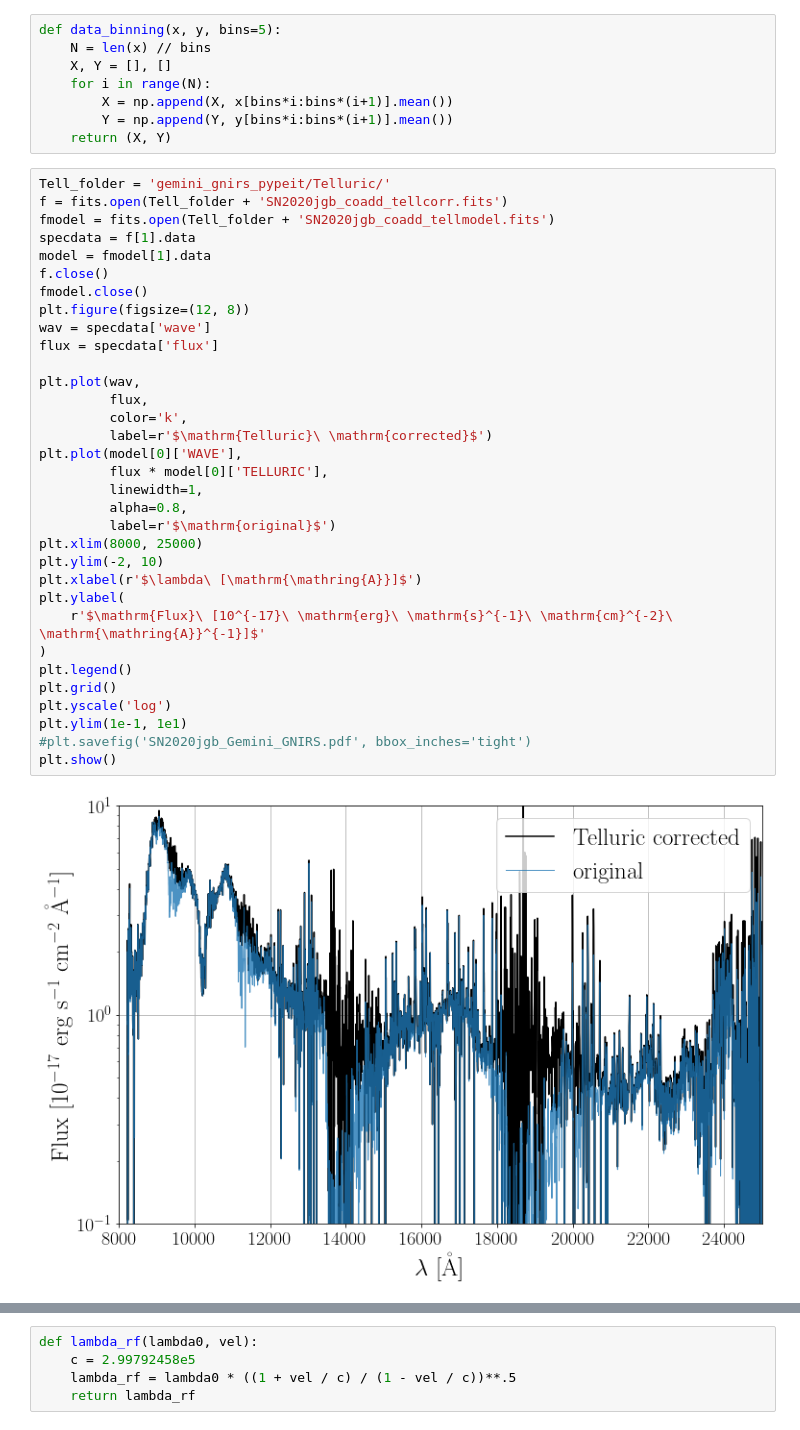
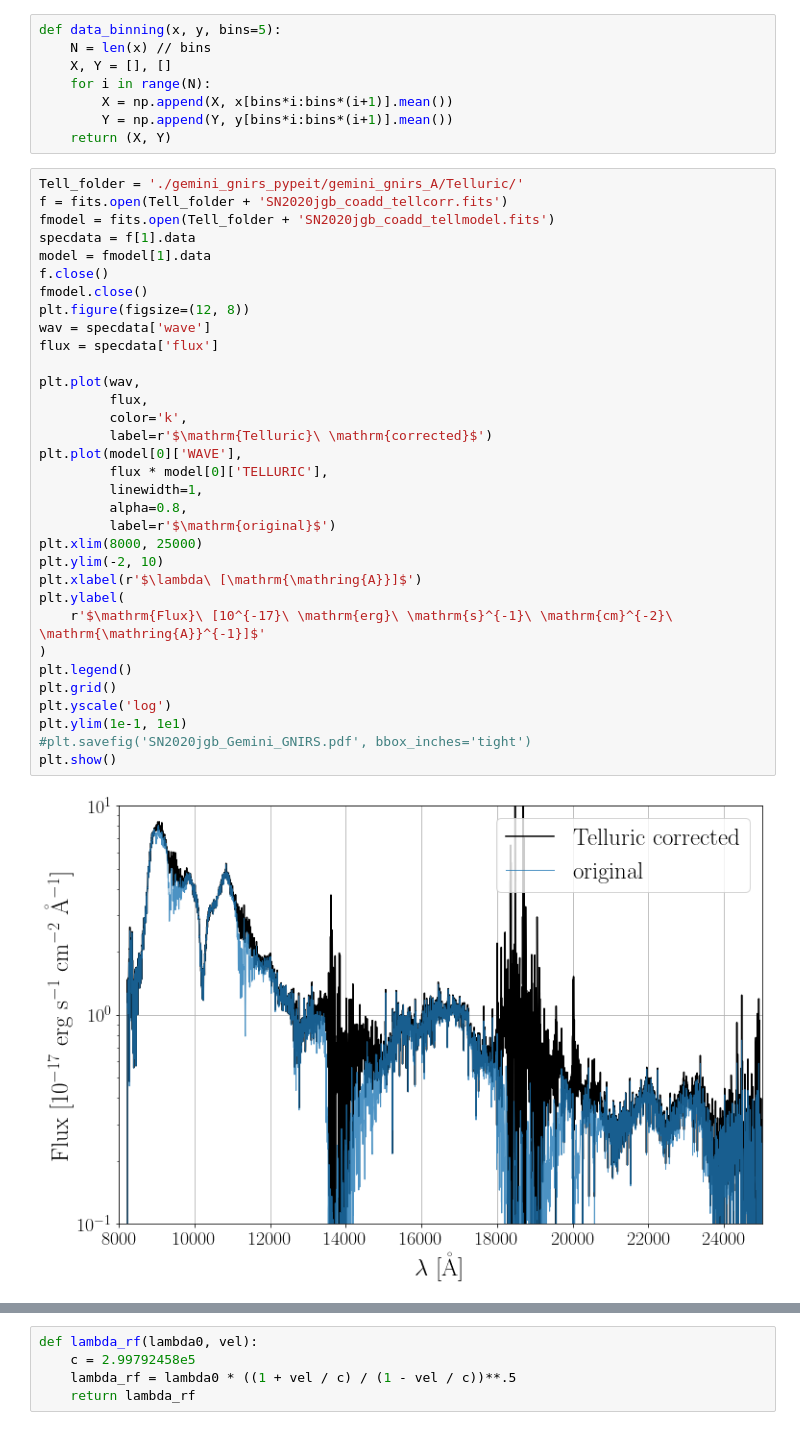
Before and after one commit to slowdivePTG/SN2020jgb, a Jupyter notebook: spectroscopy/GNIRS_reduction/GNIRS_spec.ipynb, the cells around one changed output, grey strips where cells are left out. Cells and saved outputs as stored; diff of their text form.

```diff
--- a/spectroscopy/GNIRS_reduction/GNIRS_spec.ipynb
+++ b/spectroscopy/GNIRS_reduction/GNIRS_spec.ipynb
@@ -328,37 +282,37 @@ def data_binning(x, y, bins=5):
         Y = np.append(Y, y[bins*i:bins*(i+1)].mean())
     return (X, Y)
 # %%
-Tell_folder = 'gemini_gnirs_pypeit/Telluric/'
+Tell_folder = './gemini_gnirs_pypeit/gemini_gnirs_A/Telluric/'
 f = fits.open(Tell_folder + 'SN2020jgb_coadd_tellcorr.fits')
 fmodel = fits.open(Tell_folder + 'SN2020jgb_coadd_tellmodel.fits')
 specdata = f[1].data
 model = fmodel[1].data
 f.close()
 fmodel.close()
 plt.figure(figsize=(12, 8))
 wav = specdata['wave']
 flux = specdata['flux']
 
 plt.plot(wav,
          flux,
          color='k',
          label=r'$\mathrm{Telluric}\ \mathrm{corrected}$')
 plt.plot(model[0]['WAVE'],
          flux * model[0]['TELLURIC'],
          linewidth=1,
          alpha=0.8,
          label=r'$\mathrm{original}$')
 plt.xlim(8000, 25000)
 plt.ylim(-2, 10)
 plt.xlabel(r'$\lambda\ [\mathrm{\mathring{A}}]$')
 plt.ylabel(
     r'$\mathrm{Flux}\ [10^{-17}\ \mathrm{erg}\ \mathrm{s}^{-1}\ \mathrm{cm}^{-2}\ \mathrm{\mathring{A}}^{-1}]$'
 )
 plt.legend()
 plt.grid()
 plt.yscale('log')
 plt.ylim(1e-1, 1e1)
 #plt.savefig('SN2020jgb_Gemini_GNIRS.pdf', bbox_inches='tight')
 plt.show()
 # %% [output]
-[figure, old version]
+[figure, new version]
```
Also changed, not shown: parts of 15 cells of this notebook, 20 other files.
